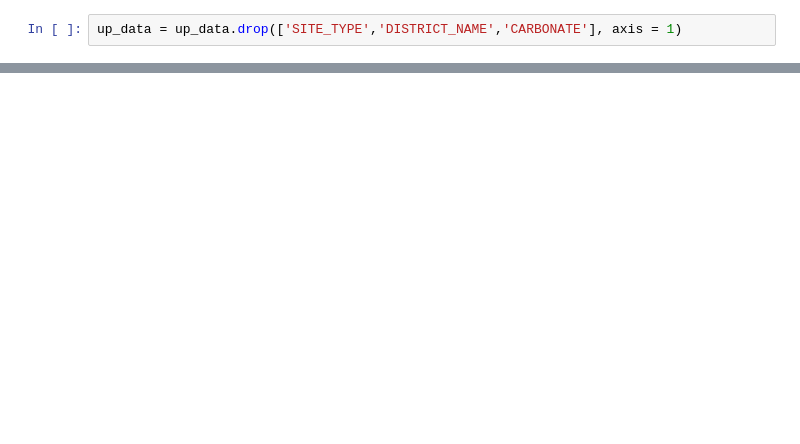
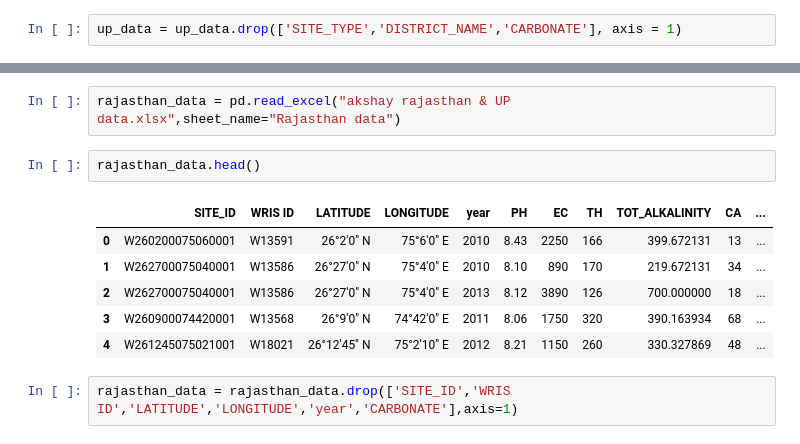
Before and after one commit to Akshay2002Singh/Water-Analysis_Python_ML, a Jupyter notebook: New data/analysis.ipynb, the cells around one changed output, grey strips where cells are left out. Saved outputs shown, nothing was run; the diff lists cells and outputs as text; blank space fills up the shorter version.

```diff
--- a/New data/analysis.ipynb
+++ b/New data/analysis.ipynb
@@ -48,0 +118,13 @@ up_data.head()
+# %%
+rajasthan_data = pd.read_excel("akshay rajasthan & UP data.xlsx",sheet_name="Rajasthan data")
+# %%
+rajasthan_data.head()
+# %% [output]
+|  | SITE_ID | WRIS ID | LATITUDE | LONGITUDE | year | PH | EC | TH | TOT_ALKALINITY | CA | ... |
+| 0 | W260200075060001 | W13591 | 26°2'0" N | 75°6'0" E | 2010 | 8.43 | 2250 | 166 | 399.672131 | 13 | ... |
+| 1 | W262700075040001 | W13586 | 26°27'0" N | 75°4'0" E | 2010 | 8.10 | 890 | 170 | 219.672131 | 34 | ... |
+| 2 | W262700075040001 | W13586 | 26°27'0" N | 75°4'0" E | 2013 | 8.12 | 3890 | 126 | 700.000000 | 18 | ... |
+| 3 | W260900074420001 | W13568 | 26°9'0" N | 74°42'0" E | 2011 | 8.06 | 1750 | 320 | 390.163934 | 68 | ... |
+| 4 | W261245075021001 | W18021 | 26°12'45" N | 75°2'10" E | 2012 | 8.21 | 1150 | 260 | 330.327869 | 48 | ... |
+# %%
+rajasthan_data = rajasthan_data.drop(['SITE_ID','WRIS ID','LATITUDE','LONGITUDE','year','CARBONATE'],axis=1)
```
Also changed, not shown: parts of 13 cells of this notebook, 2 other files.
